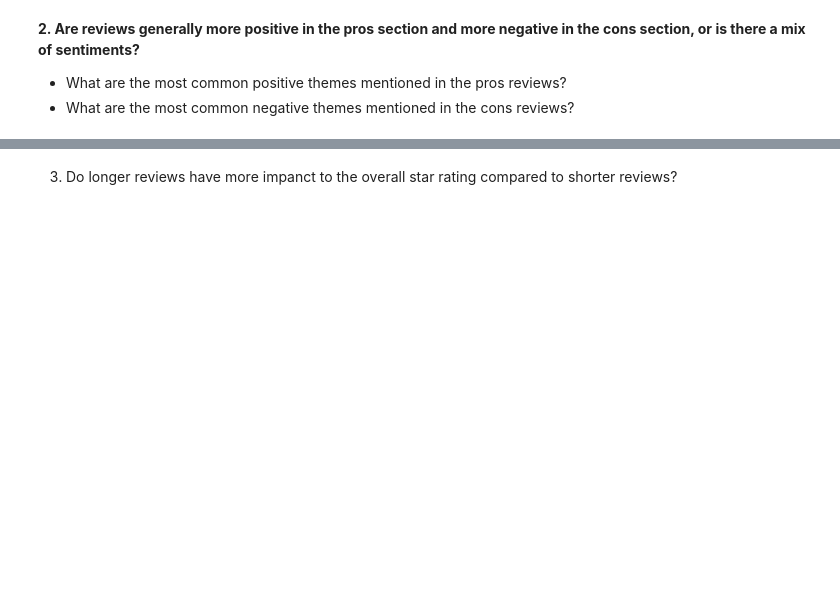
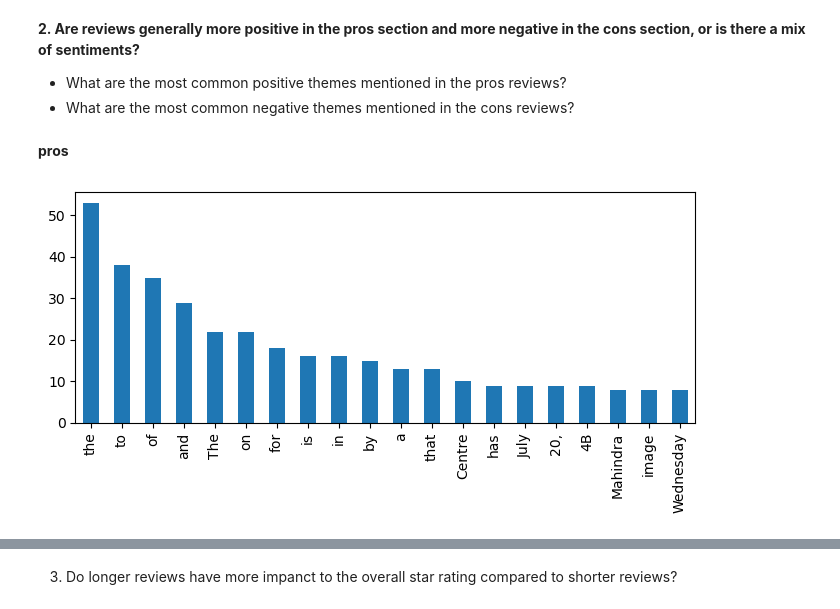
Before and after one commit to glassdoorstars/glassdoor-rating-predictions, a Jupyter notebook: Migashane/explore.ipynb, the cells around one changed output, grey strips where cells are left out. Saved outputs shown, nothing was run; the diff lists cells and outputs as text; code cells hidden in the pictures; blank space fills up the shorter version.

```diff
--- a/Migashane/explore.ipynb
+++ b/Migashane/explore.ipynb
@@ -111,3 +157,11 @@ for i in bin_labels:
 **2. Are reviews generally more positive in the pros section and more negative in the cons section, or is there a mix of sentiments?**
 - What are the most common positive themes mentioned in the pros reviews?
 - What are the most common negative themes mentioned in the cons reviews?
+# %% [markdown]
+**pros**
+# %%
+plt.figure(figsize=(8,3))
+pd.Series(" ".join(train.content).split()).value_counts().head(20).plot(kind="bar")
+plt.show()
+# %% [output]
+[figure, added]
```
Also changed, not shown: parts of 25 cells of this notebook, 3 other files.
